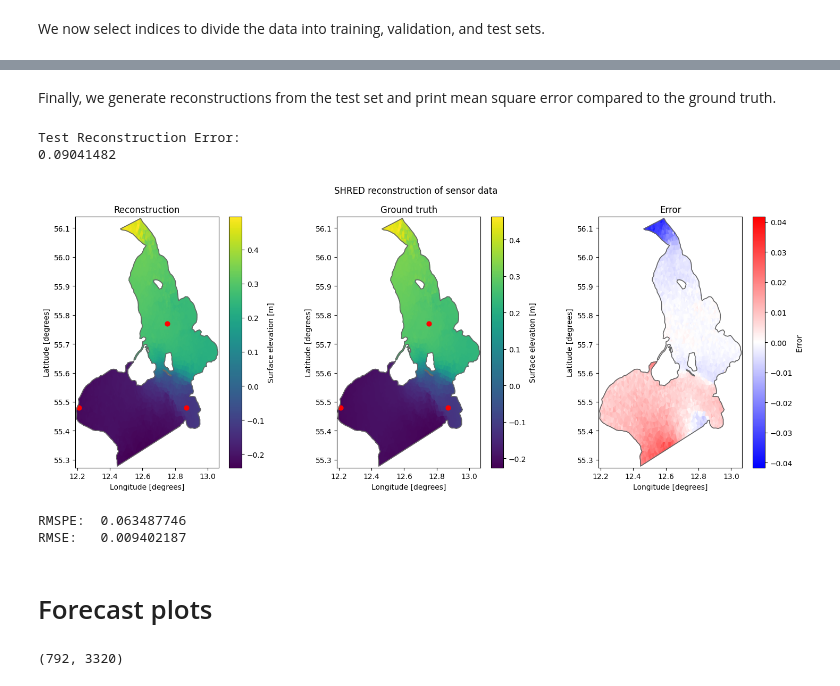
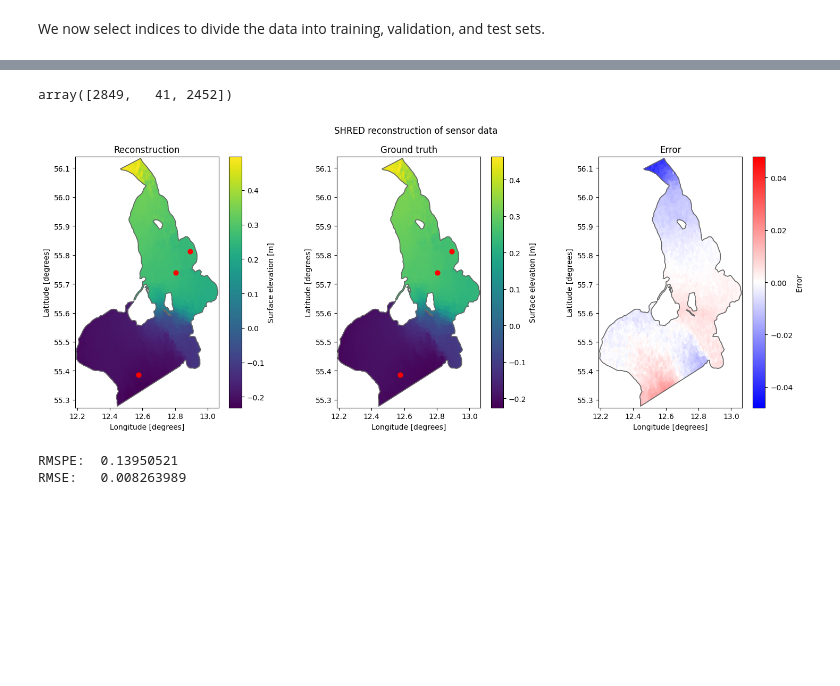
Before and after one commit to FrejaTerpPetersen/pyshred, a Jupyter notebook: Øresund_reconstruction.ipynb, the cells around one changed output, grey strips where cells are left out. Saved outputs shown, nothing was run; the diff lists cells and outputs as text; code cells hidden in the pictures; blank space fills up the shorter version.

Commit message:
Also save sensor locations

```diff
--- a/Øresund_reconstruction.ipynb
+++ b/Øresund_reconstruction.ipynb
@@ -69,21 +39,0 @@ We now organize the data such that the inputs are of shape (batch_size, lags, nu
-# %%
-### Generate input sequences to a SHRED model
-all_data_in = np.zeros((n - lags, lags, num_sensors))
-for i in range(len(all_data_in)):
-    all_data_in[i] = transformed_X[i:i+lags, sensor_locations]
-
-### Generate training validation and test datasets both for reconstruction of states and forecasting sensors
-device = 'cuda' if torch.cuda.is_available() else 'cpu'
-
-train_data_in = torch.tensor(all_data_in[train_indices], dtype=torch.float32).to(device)
-valid_data_in = torch.tensor(all_data_in[valid_indices], dtype=torch.float32).to(device)
-test_data_in = torch.tensor(all_data_in[test_indices], dtype=torch.float32).to(device)
-
-### -1 to have output be at the same time as final sensor measurements
-train_data_out = torch.tensor(transformed_X[train_indices + lags - 1], dtype=torch.float32).to(device)
-valid_data_out = torch.tensor(transformed_X[valid_indices + lags - 1], dtype=torch.float32).to(device)
-test_data_out = torch.tensor(transformed_X[test_indices + lags - 1], dtype=torch.float32).to(device)
-
-train_dataset = TimeSeriesDataset(train_data_in, train_data_out)
-valid_dataset = TimeSeriesDataset(valid_data_in, valid_data_out)
-test_dataset = TimeSeriesDataset(test_data_in, test_data_out)
@@ -113,13 +40,11 @@ Error tensor(0.0460)
-# %% [markdown]
-Finally, we generate reconstructions from the test set and print mean square error compared to the ground truth.
-# %%
-test_recons = sc.inverse_transform(shred(test_dataset.X).detach().cpu().numpy())
-test_ground_truth = sc.inverse_transform(test_dataset.Y.detach().cpu().numpy())
-print('Test Reconstruction Error: ')
-print(np.linalg.norm(test_recons - test_ground_truth) / np.linalg.norm(test_ground_truth))
-# %% [output]
-Test Reconstruction Error:
-0.09041482
+# %%
+np.load("ReconstructingResults/sensor_locations.npy")
+# %% [output]
+array([2849,   41, 2452])
+# %%
+reconstruction = np.load('ReconstructingResults/reconstructions.npy')
+truths = np.load('ReconstructingResults/truth.npy')
+sensor_locations = np.load('ForecastingResults/sensor_locations.npy')
 # %%
 # Default from paper ?!?!?!
 # Test Reconstruction Error:
@@ -137,44 +62,42 @@ plot_index = 10
 da_plot_recon = ds[0].sel(time=ds.time[test_indices[plot_index]+ lags - 1]).copy()
 da_plot_true = da_plot_recon.copy()
 da_plot_err = da_plot_recon.copy()
 # Fill with values from the reconstruction and the ground truth, as well as errors
-da_plot_recon.values = test_recons[plot_index]
-da_plot_true.values = test_ground_truth[plot_index]
-da_plot_err.values =  test_ground_truth[plot_index]-test_recons[plot_index]
+da_plot_recon.values = reconstruction[plot_index]
+da_plot_true.values = truths[plot_index]
+da_plot_err.values =  truths[plot_index]-reconstruction[plot_index]
 # min and max values for the colorbar
 vmin = -max(abs(np.min(da_plot_err.values)),abs(np.max(da_plot_err.values)))
 vmax = max(abs(np.min(da_plot_err.values)),abs(np.max(da_plot_err.values)))
 
 fig,axs = plt.subplots(1,3,figsize=(15,6))
 fig.suptitle('SHRED reconstruction of sensor data')
 
 da_plot_true.plot(ax = axs[1],add_colorbar=False)
 cbar = fig.colorbar(axs[1].collections[0], ax=axs[1],label='Surface elevation [m]')
 axs[1].set_title('Ground truth')
 
 da_plot_err.plot(ax = axs[2],cmap="bwr",vmin=vmin,vmax=vmax,add_colorbar=False)
 cbar = fig.colorbar(axs[2].collections[0], ax=axs[2],label='Error')
 axs[2].set_title('Error')
 
 da_plot_recon.plot(ax = axs[0],add_colorbar=False)
 cbar = fig.colorbar(axs[0].collections[0], ax=axs[0],label='Surface elevation [m]')
 axs[0].set_title('Reconstruction')
 
 # Add a red dot to the spatial points indicated by the sensor locations
 for i in range(num_sensors):
     axs[0].scatter(elem_cor[sensor_locations[i],0], elem_cor[sensor_locations[i],1], color='red', s=40, label='Sensor location')
     axs[1].scatter(elem_cor[sensor_locations[i],0], elem_cor[sensor_locations[i],1], color='red', s=40, label='Sensor location')
 
 plt.tight_layout()
 # %% [output]
-[figure, old version]
+[figure, new version]
 # %%
 rmspe = np.sqrt(np.mean(np.square((da_plot_err.values / da_plot_true.values)), axis=0))
 rmse = np.sqrt(np.mean(np.square((da_plot_err.values)), axis=0))
 
 print('RMSPE: ', rmspe,' \nRMSE:  ', rmse)
 # %% [output]
-RMSPE:  0.063487746
-RMSE:   0.009402187
+RMSPE:  0.13950521
+RMSE:   0.008263989
-# %% [markdown]
-# Forecast plots
@@ -183,4 +103,0 @@ recon = np.load('ForecastingResults/reconstructions.npy')
-# %%
-recon.shape
-# %% [output]
-(792, 3320)
```
Also changed, not shown: parts of 14 cells of this notebook, 1 other file.
